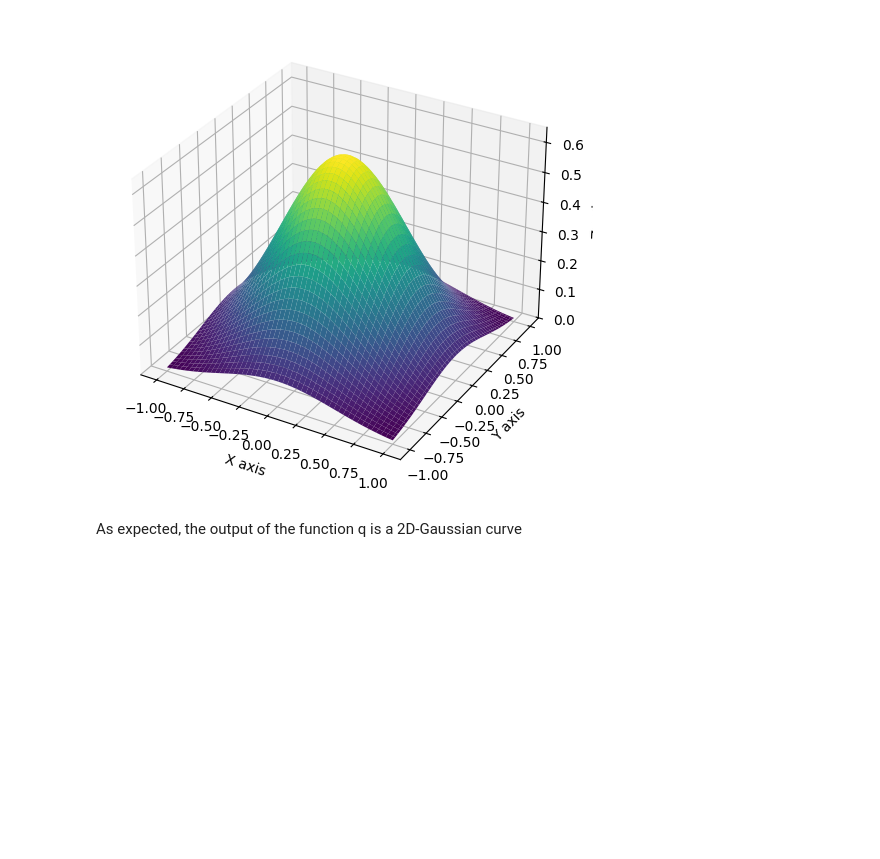
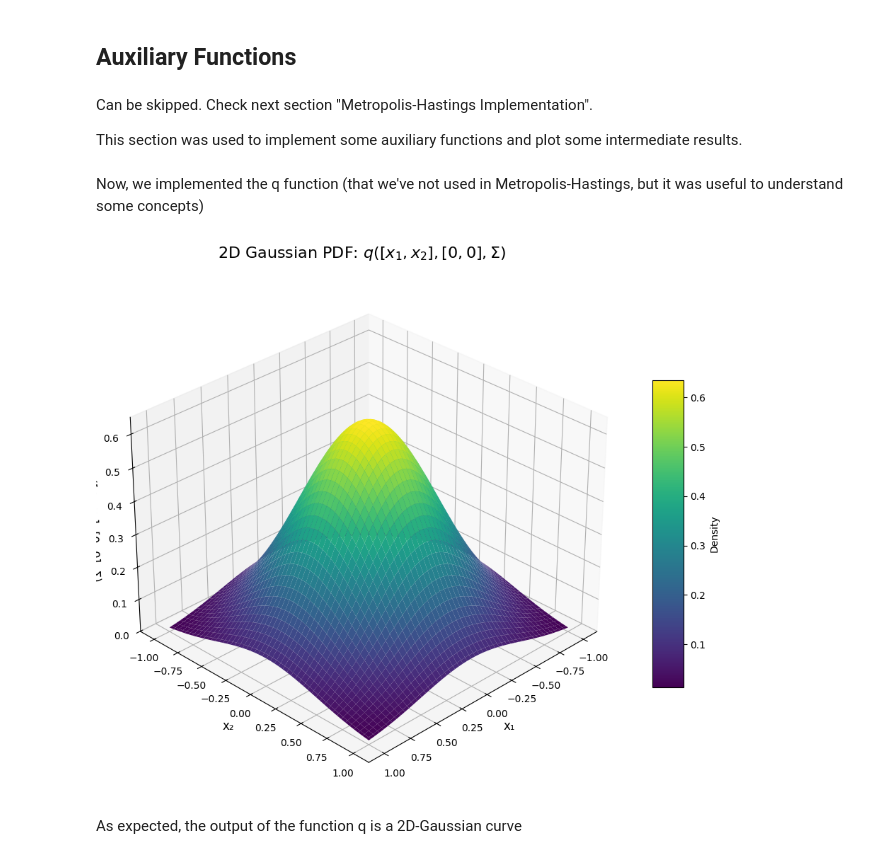
Before and after one commit to Vequis/AI-Machine-Learning-Studies, a Jupyter notebook: MachineLearning/python/Exercises/Exercise2/main.ipynb, the cells around one changed output. Drawn from its saved outputs; the diff is of its cells as text; code cells hidden in the pictures; blank space fills up the shorter version.

```diff
--- a/MachineLearning/python/Exercises/Exercise2/main.ipynb
+++ b/MachineLearning/python/Exercises/Exercise2/main.ipynb
@@ -8 +6,7 @@ from mpl_toolkits.mplot3d import Axes3D
+# %% [markdown]
+## Auxiliary Functions
+# %% [markdown]
+Can be skipped. Check next section "Metropolis-Hastings Implementation".
+
+This section was used to implement some auxiliary functions and plot some intermediate results.
 # %%
@@ -11,3 +19,5 @@ def sample_xl(x, Sigma):
+# %% [markdown]
+Now, we implemented the q function (that we've not used in Metropolis-Hastings, but it was useful to understand some concepts)
 # %%
 def q(x, y, Sigma):
     n = len(x)
@@ -19,30 +29,33 @@ def q(x, y, Sigma):
 # %%
 x = np.linspace(-1, 1, 100)
 y = np.linspace(-1, 1, 100)
 
 Sigma = [[0.25, 0], [0, 0.25]]
 
 X, Y = np.meshgrid(x, y)
-
 Z = np.zeros_like(X)
 
 for i in range(X.shape[0]):
     for j in range(X.shape[1]):
         point = np.array([X[i, j], Y[i, j]])
         Z[i, j] = q(point, [0, 0], Sigma)
 
-fig = plt.figure(figsize=(8, 6))
+fig = plt.figure(figsize=(10, 8))
 ax = fig.add_subplot(111, projection='3d')
 
-ax.plot_surface(X, Y, Z, cmap='viridis')
+surf = ax.plot_surface(X, Y, Z, cmap='viridis', edgecolor='none')
 
-ax.set_xlabel('X axis')
-ax.set_ylabel('Y axis')
-ax.set_zlabel('Z axis')
+ax.set_xlabel('x₁', fontsize=12)
+ax.set_ylabel('x₂', fontsize=12)
+ax.set_zlabel('q([x₁, x₂], [0, 0], Σ)', fontsize=12)
+ax.set_title('2D Gaussian PDF: $q([x_1, x_2], [0, 0], \Sigma)$', fontsize=16, pad=20)
+fig.colorbar(surf, ax=ax, shrink=0.6, aspect=10, label='Density')
 
+ax.view_init(elev=30, azim=45)
+plt.tight_layout()
 plt.show()
 # %% [output]
-[figure, old version]
+[figure, new version]
 # %% [markdown]
 As expected, the output of the function q is a 2D-Gaussian curve
 # %%
```
Also changed, not shown: parts of 13 cells of this notebook, 3 other files.
